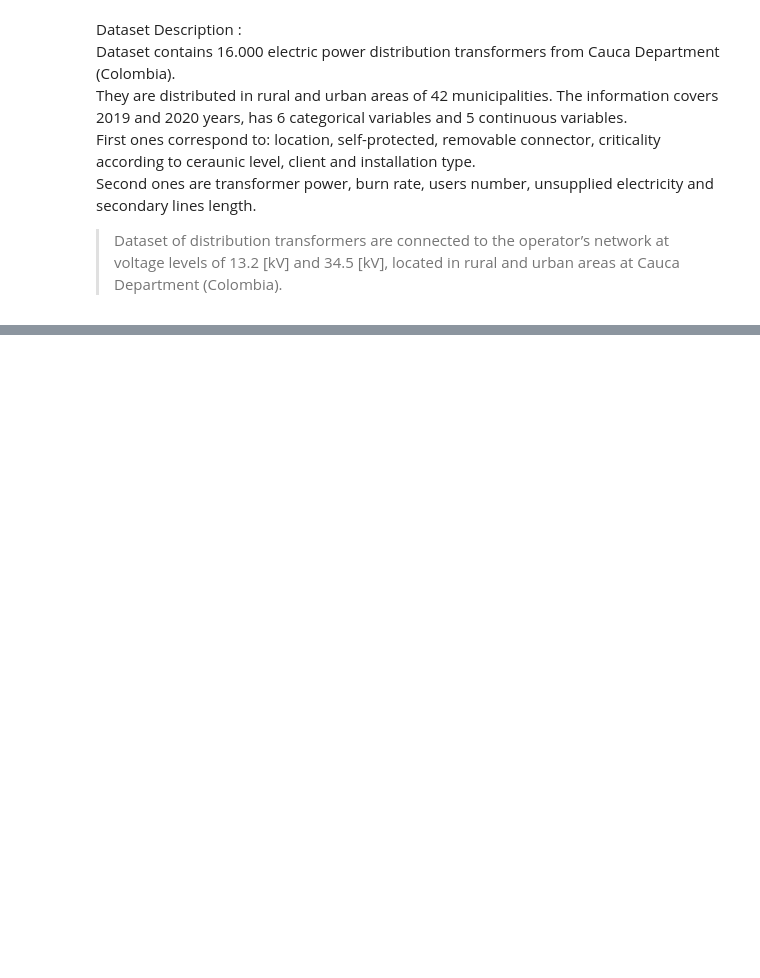
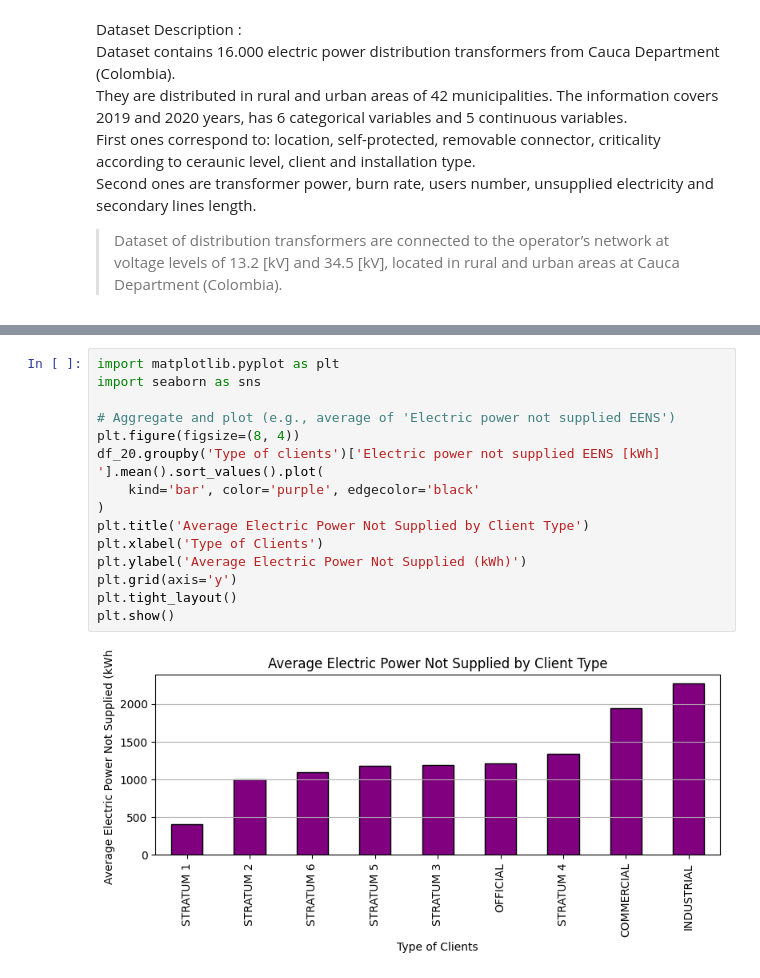
Before and after one commit to pawankalyan22k/Predictive-maintanance-of-Distribution-Transformers-, a Jupyter notebook: Predictive_Maintainance_of_Transformers.ipynb, the cells around one changed output, grey strips where cells are left out. Cells and saved outputs as stored; diff of their text form; blank space fills up the shorter version.

```diff
--- a/Predictive_Maintainance_of_Transformers.ipynb
+++ b/Predictive_Maintainance_of_Transformers.ipynb
@@ -25,0 +247,17 @@ Second ones are transformer power, burn rate, users number, unsupplied electrici
+# %%
+import matplotlib.pyplot as plt
+import seaborn as sns
+
+# Aggregate and plot (e.g., average of 'Electric power not supplied EENS')
+plt.figure(figsize=(8, 4))
+df_20.groupby('Type of clients')['Electric power not supplied EENS [kWh] '].mean().sort_values().plot(
+    kind='bar', color='purple', edgecolor='black'
+)
+plt.title('Average Electric Power Not Supplied by Client Type')
+plt.xlabel('Type of Clients')
+plt.ylabel('Average Electric Power Not Supplied (kWh)')
+plt.grid(axis='y')
+plt.tight_layout()
+plt.show()
+# %% [output]
+[figure, added]
```
Also changed, not shown: parts of 49 cells of this notebook.
